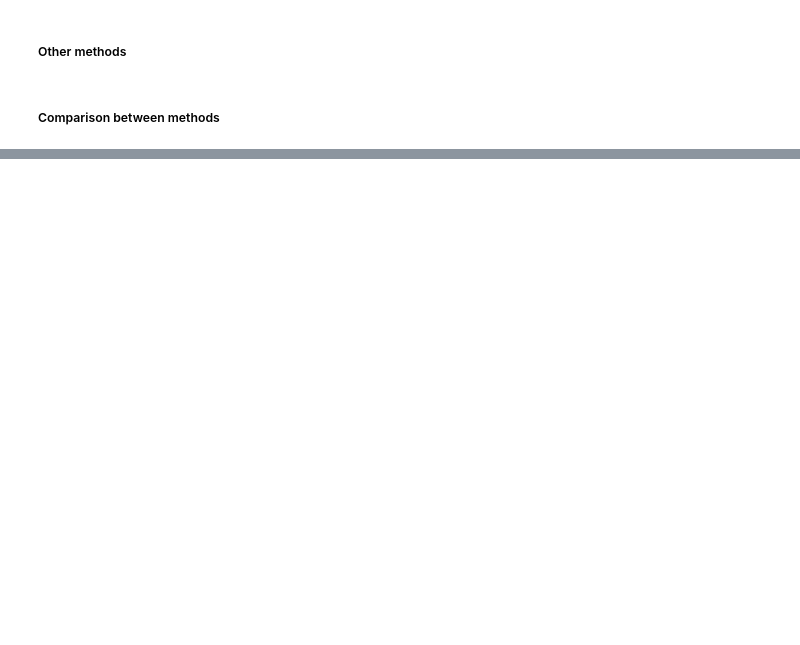
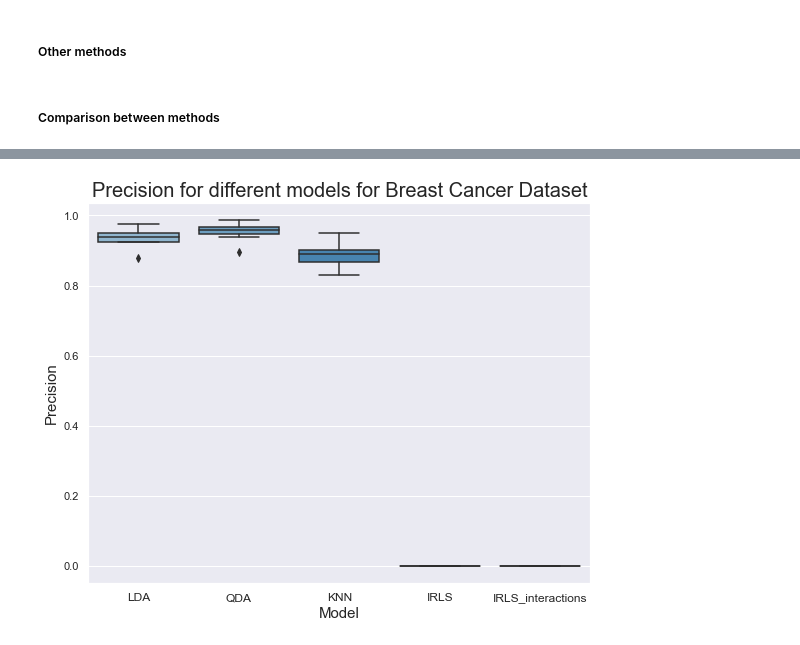
Before and after one commit to MaroonBlue/AML_Project1_IRLS, a Jupyter notebook: project_1_part3.ipynb, the cells around one changed output, grey strips where cells are left out. Saved outputs shown, nothing was run; the diff lists cells and outputs as text; code cells hidden in the pictures; blank space fills up the shorter version.

```diff
--- a/project_1_part3.ipynb
+++ b/project_1_part3.ipynb
@@ -200,0 +202,4 @@ fig_f1.set_xticklabels(['LDA', 'QDA', 'KNN', 'IRLS', 'IRLS_interactions'], fonts
+# %%
+make_boxplot(prec_all_breast, 'Precision', 'Breast Cancer Dataset')
+# %% [output]
+[figure, added]
```
Also changed, not shown: parts of 20 cells of this notebook.
